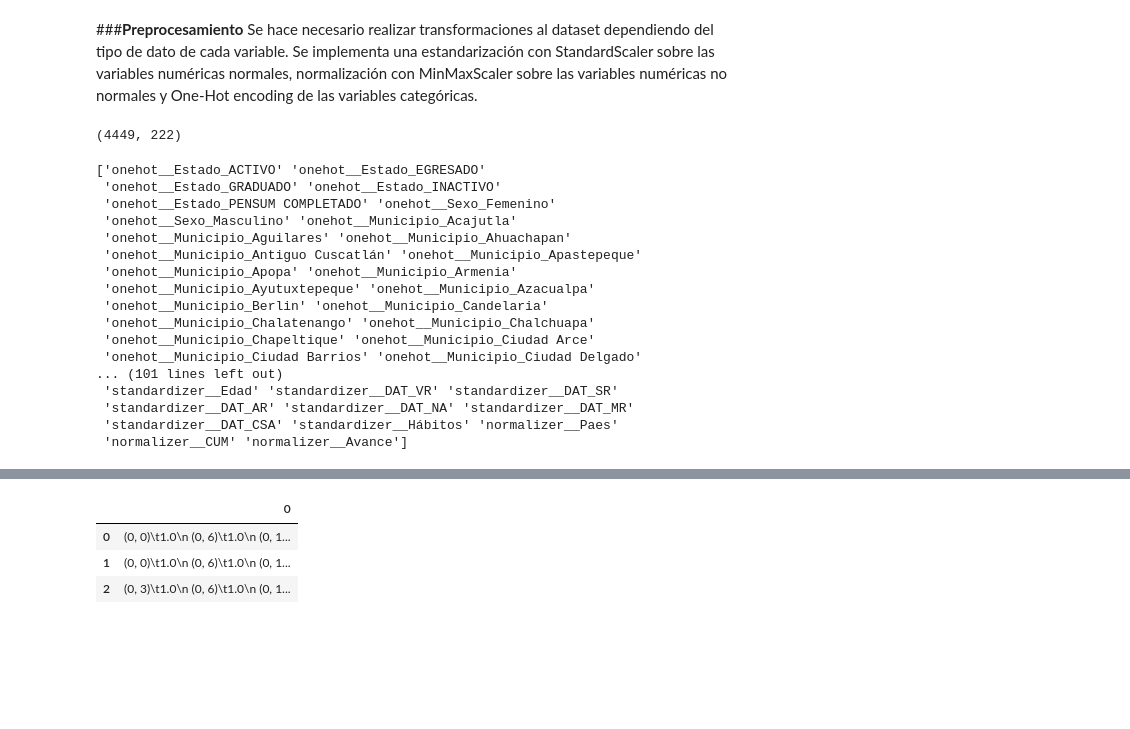
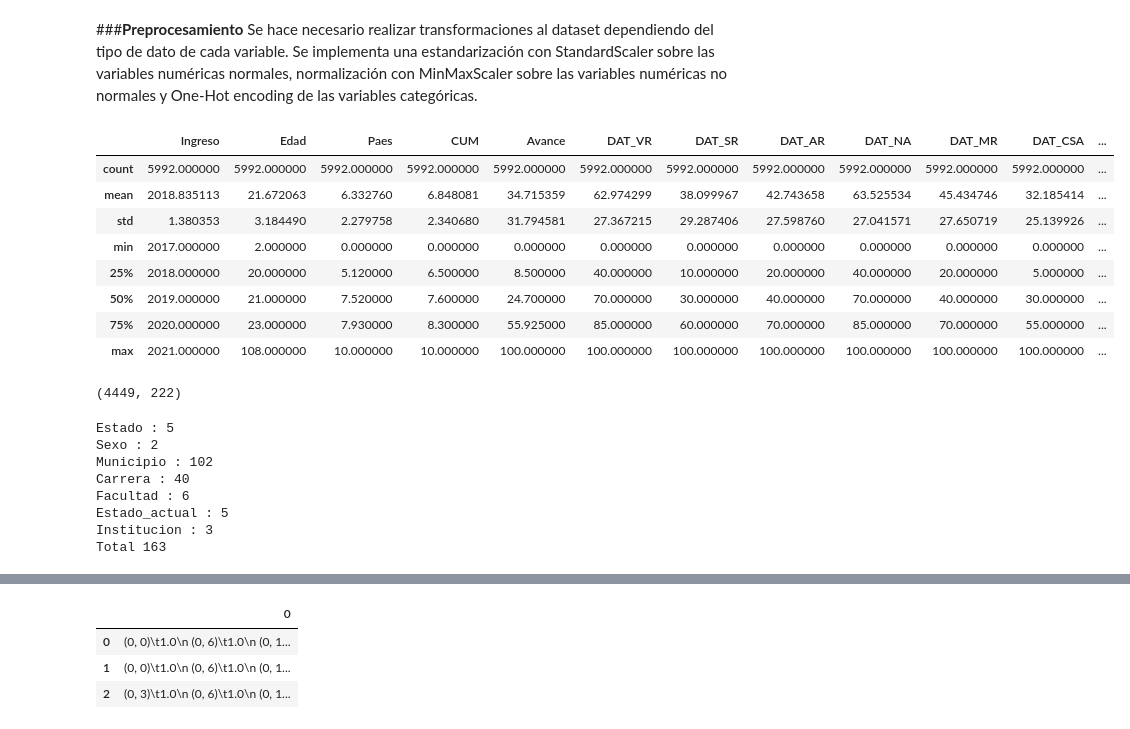
Before and after one commit to MarvinLopezOsorio/AnaliticaPredictiva_TrabajoFinal, a Jupyter notebook: Trabajo Final.ipynb, the cells around one changed output, grey strips where cells are left out. Drawn from its saved outputs; the diff is of its cells as text; code cells hidden in the pictures; blank space fills up the shorter version.

```diff
--- a/Trabajo Final.ipynb
+++ b/Trabajo Final.ipynb
@@ -276,28 +276,38 @@ Transformer = ColumnTransformer([('onehot', OneHotEncoder(handle_unknown="ignore
 #Aplicando transformer a los datasets de train y test
 x_train_trans = Transformer.fit_transform(x_train)
 x_test_trans = Transformer.fit_transform(x_test)
+# %%
+datos.describe()
+# %% [output]
+|  | Ingreso | Edad | Paes | CUM | Avance | DAT_VR | DAT_SR | DAT_AR | DAT_NA | DAT_MR | DAT_CSA | ... |
+| count | 5992.000000 | 5992.000000 | 5992.000000 | 5992.000000 | 5992.000000 | 5992.000000 | 5992.000000 | 5992.000000 | 5992.000000 | 5992.000000 | 5992.000000 | ... |
+| mean | 2018.835113 | 21.672063 | 6.332760 | 6.848081 | 34.715359 | 62.974299 | 38.099967 | 42.743658 | 63.525534 | 45.434746 | 32.185414 | ... |
+| std | 1.380353 | 3.184490 | 2.279758 | 2.340680 | 31.794581 | 27.367215 | 29.287406 | 27.598760 | 27.041571 | 27.650719 | 25.139926 | ... |
+| min | 2017.000000 | 2.000000 | 0.000000 | 0.000000 | 0.000000 | 0.000000 | 0.000000 | 0.000000 | 0.000000 | 0.000000 | 0.000000 | ... |
+| 25% | 2018.000000 | 20.000000 | 5.120000 | 6.500000 | 8.500000 | 40.000000 | 10.000000 | 20.000000 | 40.000000 | 20.000000 | 5.000000 | ... |
+| 50% | 2019.000000 | 21.000000 | 7.520000 | 7.600000 | 24.700000 | 70.000000 | 30.000000 | 40.000000 | 70.000000 | 40.000000 | 30.000000 | ... |
+| 75% | 2020.000000 | 23.000000 | 7.930000 | 8.300000 | 55.925000 | 85.000000 | 60.000000 | 70.000000 | 85.000000 | 70.000000 | 55.000000 | ... |
+| max | 2021.000000 | 108.000000 | 10.000000 | 10.000000 | 100.000000 | 100.000000 | 100.000000 | 100.000000 | 100.000000 | 100.000000 | 100.000000 | ... |
 # %%
 print(x_train_trans.shape)
 # %% [output]
 (4449, 222)
-# %%
-labels = Transformer.get_feature_names_out()
-print(labels)
-# %% [output]
-['onehot__Estado_ACTIVO' 'onehot__Estado_EGRESADO'
- 'onehot__Estado_GRADUADO' 'onehot__Estado_INACTIVO'
- 'onehot__Estado_PENSUM COMPLETADO' 'onehot__Sexo_Femenino'
- 'onehot__Sexo_Masculino' 'onehot__Municipio_Acajutla'
- 'onehot__Municipio_Aguilares' 'onehot__Municipio_Ahuachapan'
- 'onehot__Municipio_Antiguo Cuscatlán' 'onehot__Municipio_Apastepeque'
- 'onehot__Municipio_Apopa' 'onehot__Municipio_Armenia'
- 'onehot__Municipio_Ayutuxtepeque' 'onehot__Municipio_Azacualpa'
- 'onehot__Municipio_Berlin' 'onehot__Municipio_Candelaria'
- 'onehot__Municipio_Chalatenango' 'onehot__Municipio_Chalchuapa'
- 'onehot__Municipio_Chapeltique' 'onehot__Municipio_Ciudad Arce'
- 'onehot__Municipio_Ciudad Barrios' 'onehot__Municipio_Ciudad Delgado'
-... (101 lines left out)
- 'standardizer__Edad' 'standardizer__DAT_VR' 'standardizer__DAT_SR'
- 'standardizer__DAT_AR' 'standardizer__DAT_NA' 'standardizer__DAT_MR'
- 'standardizer__DAT_CSA' 'standardizer__Hábitos' 'normalizer__Paes'
- 'normalizer__CUM' 'normalizer__Avance']
+# %%
+#validar cuandos valores unicos hay por variable categorica en dataset original
+#las labels de columna no cuadran debido a que el split de train/test provoca que la cantidad de valores unicos en el cada split sea diferente,
+#el one-hot encoder genera una columna por valor unico por lo tanto, cambia la cantidad de labels
+i = 0
+for k in cat_cols:
+  unicos = x_test[k].drop_duplicates().count()
+  i+= unicos
+  print(k,':', unicos)
+print('Total',i)
+# %% [output]
+Estado : 5
+Sexo : 2
+Municipio : 102
+Carrera : 40
+Facultad : 6
+Estado_actual : 5
+Institucion : 3
+Total 163
```
Also changed, not shown: parts of 2 cells of this notebook.
